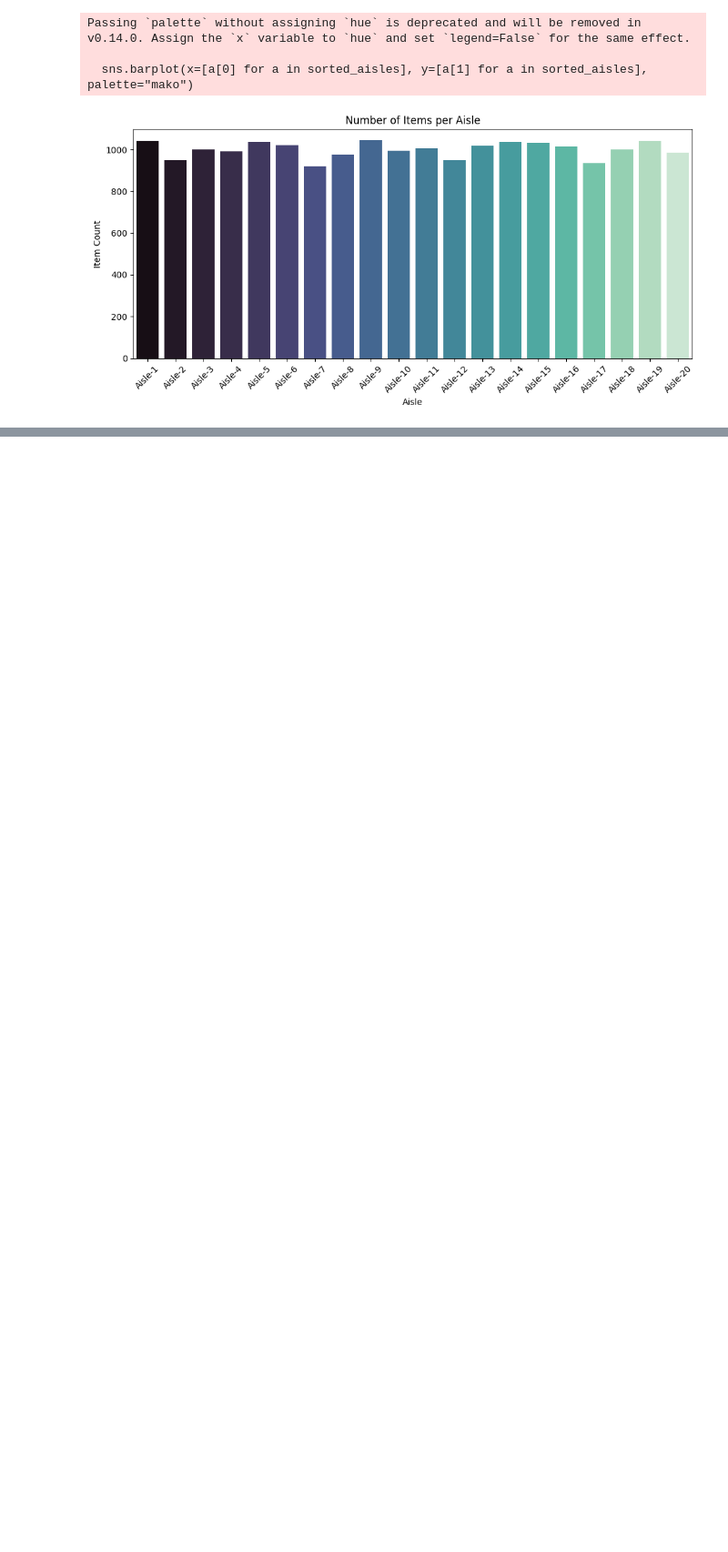
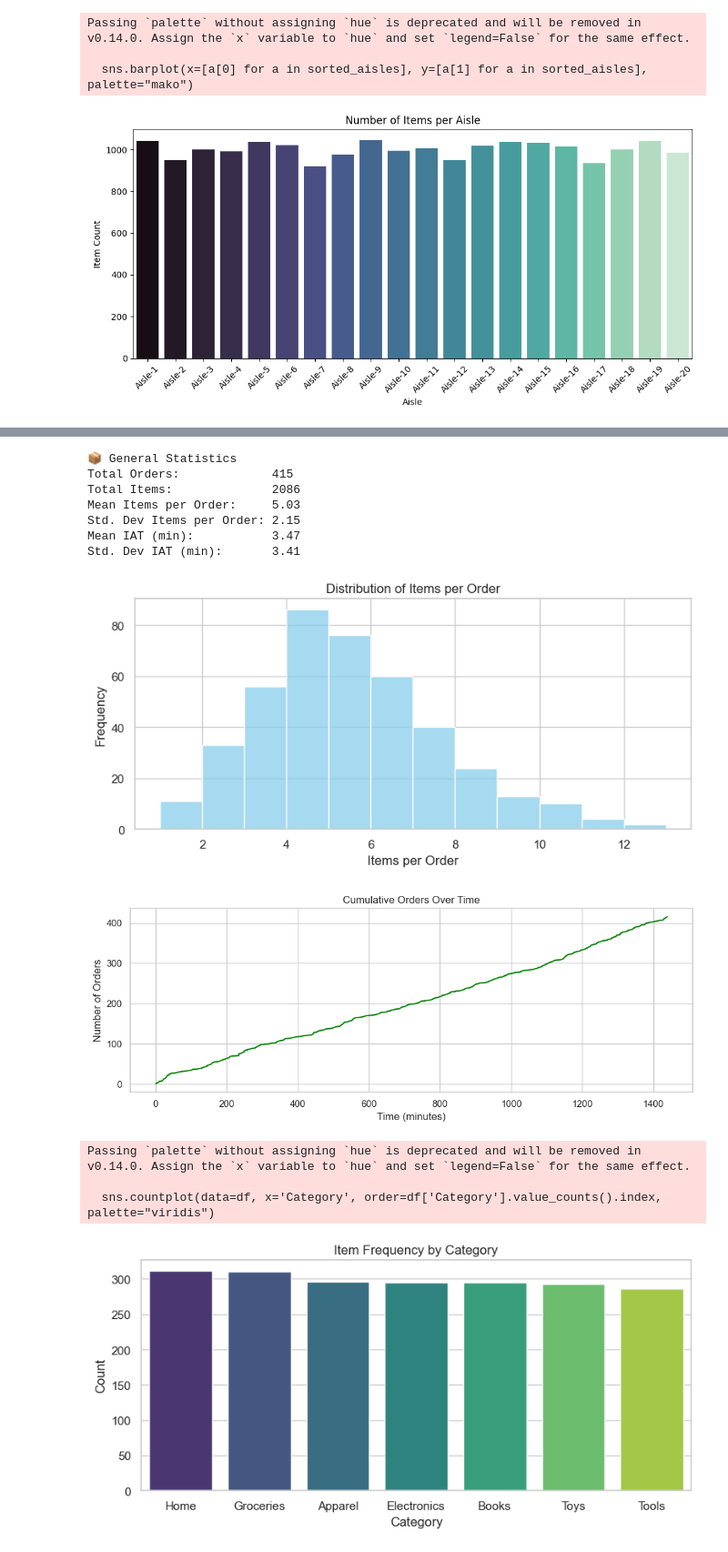
Before and after one commit to Pkruidenberg/Systemanalysisandsimulation, a Jupyter notebook: Generate_item_dataset.ipynb, the cells around one changed output, grey strips where cells are left out. Shown at 91% size. Cells and saved outputs as stored; diff of their text form; code cells hidden in the pictures; blank space fills up the shorter version.

```diff
--- a/Generate_item_dataset.ipynb
+++ b/Generate_item_dataset.ipynb
@@ -218,0 +219,69 @@ for order in orders[:10]:
+# %%
+# Load data
+df = pd.read_csv("generated_orders_24h.csv")
+
+# Convert order timestamp to float
+df['TimestampMin'] = df['TimestampMin'].astype(float)
+
+# ========== DESCRIPTIVE STATISTICS ==========
+
+# Items per order
+items_per_order = df.groupby('OrderID').size()
+
+# Inter-arrival time: difference between timestamps of consecutive orders
+order_times = df.drop_duplicates('OrderID')[['OrderID', 'TimestampMin']].sort_values('TimestampMin')
+inter_arrival_times = order_times['TimestampMin'].diff().dropna()
+
+print("\n📦 General Statistics")
+print(f"Total Orders:             {df['OrderID'].nunique()}")
+print(f"Total Items:              {len(df)}")
+print(f"Mean Items per Order:     {items_per_order.mean():.2f}")
+print(f"Std. Dev Items per Order: {items_per_order.std():.2f}")
+print(f"Mean IAT (min):           {inter_arrival_times.mean():.2f}")
+print(f"Std. Dev IAT (min):       {inter_arrival_times.std():.2f}")
+
+# ========== PLOTS ==========
+
+sns.set(style="whitegrid")
+
+# Histogram: Items per order
+plt.figure(figsize=(8, 4))
+sns.histplot(items_per_order, bins=range(1, items_per_order.max()+2), kde=False, color="skyblue")
+plt.title("Distribution of Items per Order")
+plt.xlabel("Items per Order")
+plt.ylabel("Frequency")
+plt.tight_layout()
+plt.show()
+
+# Line Plot: Cumulative Orders over Time
+plt.figure(figsize=(10, 4))
+order_times['CumulativeOrders'] = range(1, len(order_times)+1)
+sns.lineplot(x='TimestampMin', y='CumulativeOrders', data=order_times, color="green")
+plt.title("Cumulative Orders Over Time")
+plt.xlabel("Time (minutes)")
+plt.ylabel("Number of Orders")
+plt.tight_layout()
+plt.show()
+
+# Bar Plot: Orders by Category
+plt.figure(figsize=(8, 4))
+sns.countplot(data=df, x='Category', order=df['Category'].value_counts().index, palette="viridis")
+plt.title("Item Frequency by Category")
+plt.ylabel("Count")
+plt.xlabel("Category")
+plt.tight_layout()
+plt.show()
+# %% [output]
+📦 General Statistics
+Total Orders:             415
+Total Items:              2086
+Mean Items per Order:     5.03
+Std. Dev Items per Order: 2.15
+Mean IAT (min):           3.47
+Std. Dev IAT (min):       3.41
+[figure, added]
+[figure, added]
+Passing `palette` without assigning `hue` is deprecated and will be removed in v0.14.0. Assign the `x` variable to `hue` and set `legend=False` for the same effect.
+
+  sns.countplot(data=df, x='Category', order=df['Category'].value_counts().index, palette="viridis")
+[figure, added]
```
Also changed, not shown: parts of 4 cells of this notebook, 1 other file.
